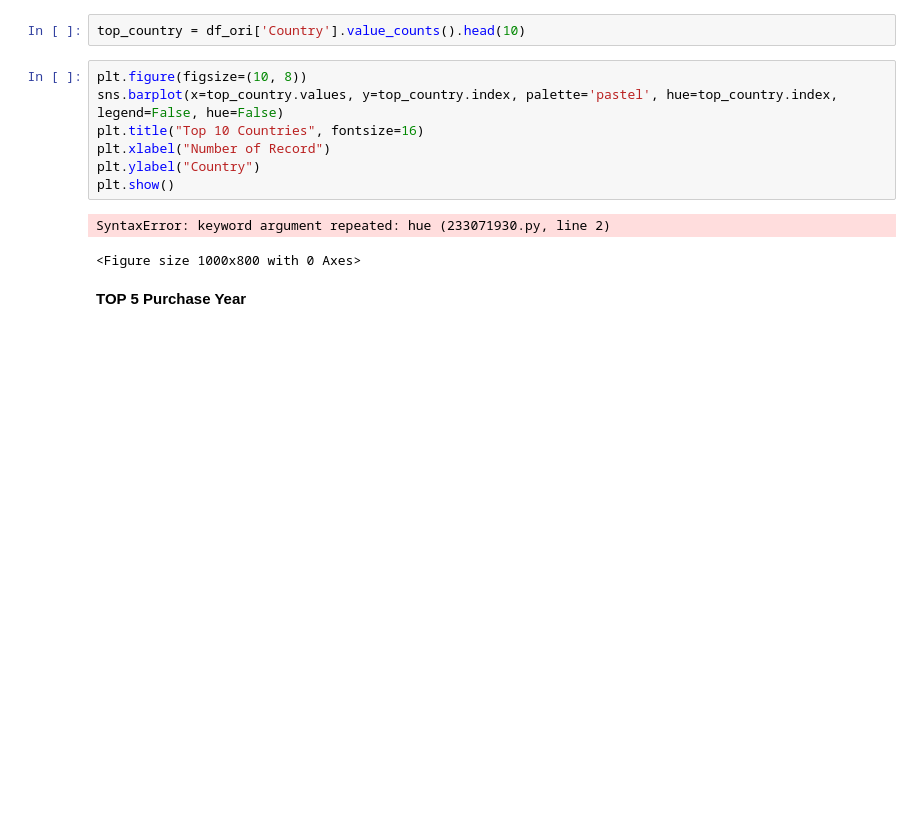
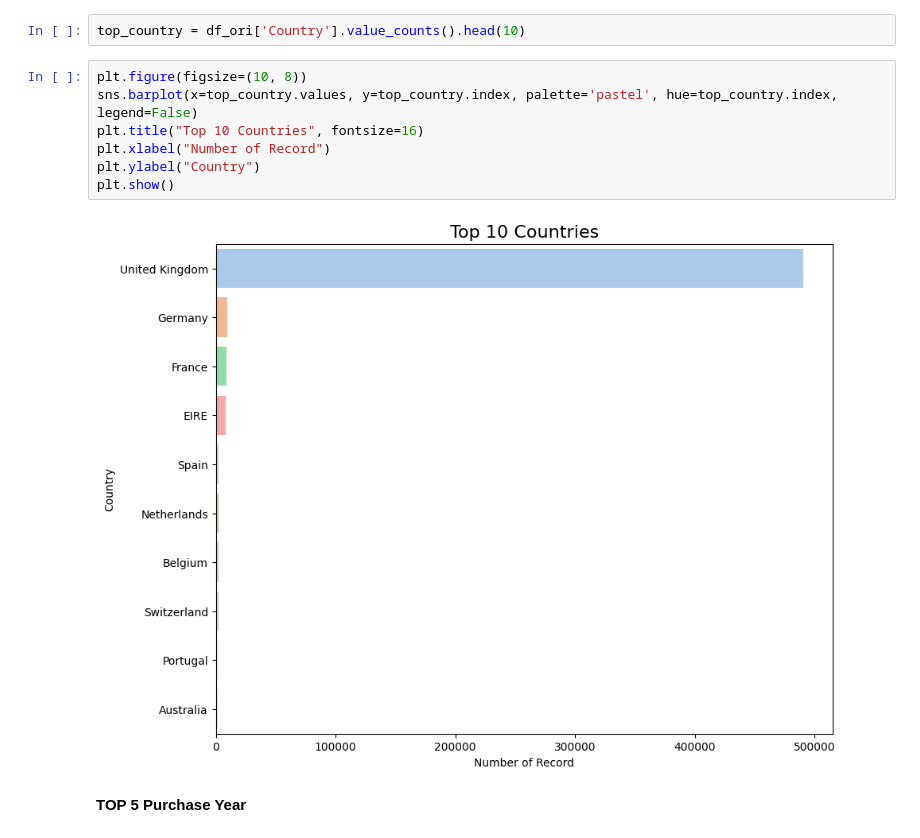
Before and after one commit to ymo98/customer-segmentation, a Jupyter notebook: customer-segmentation.ipynb, the cells around one changed output. Cells and saved outputs as stored; diff of their text form; blank space fills up the shorter version.

```diff
--- a/customer-segmentation.ipynb
+++ b/customer-segmentation.ipynb
@@ -139,14 +139,13 @@ Unique value counts of 'Country': 38
 top_country = df_ori['Country'].value_counts().head(10)
 # %%
 plt.figure(figsize=(10, 8))
-sns.barplot(x=top_country.values, y=top_country.index, palette='pastel', hue=top_country.index, legend=False, hue=False)
+sns.barplot(x=top_country.values, y=top_country.index, palette='pastel', hue=top_country.index, legend=False)
 plt.title("Top 10 Countries", fontsize=16)
 plt.xlabel("Number of Record")
 plt.ylabel("Country")
 plt.show()
 # %% [output]
-SyntaxError: keyword argument repeated: hue (233071930.py, line 2)
-<Figure size 1000x800 with 0 Axes>
+[figure, added]
 # %% [markdown]
 **TOP 5 Purchase Year**
 # %%
```
